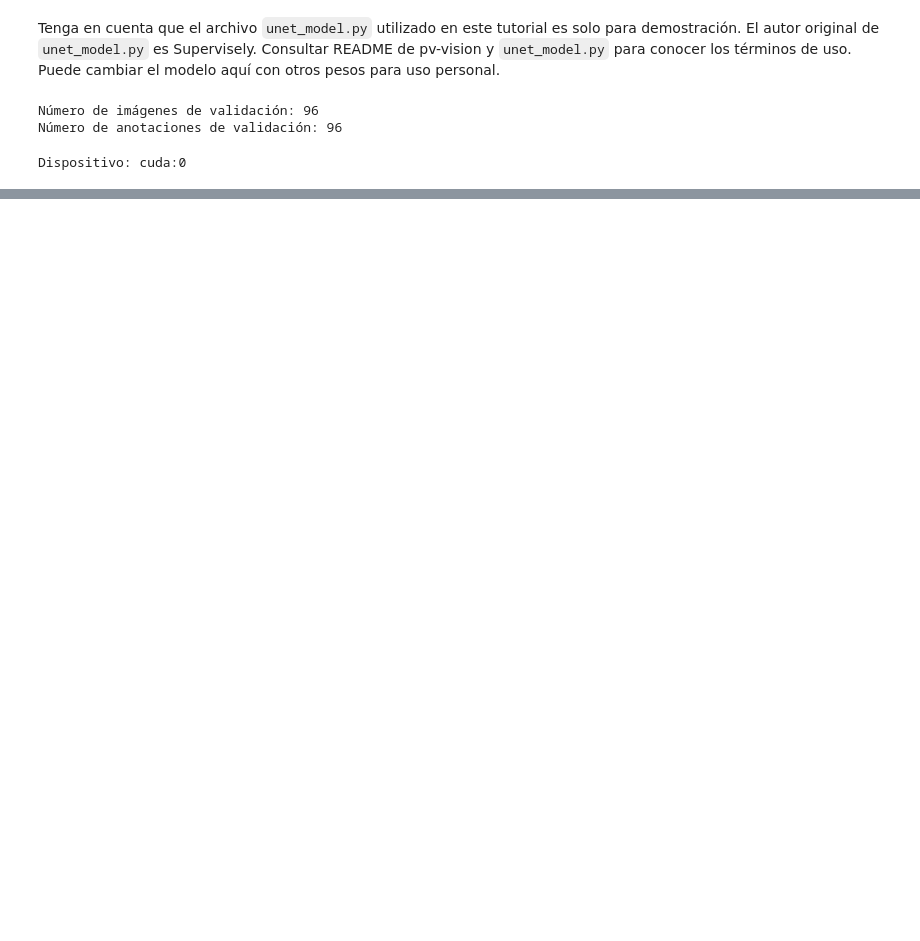
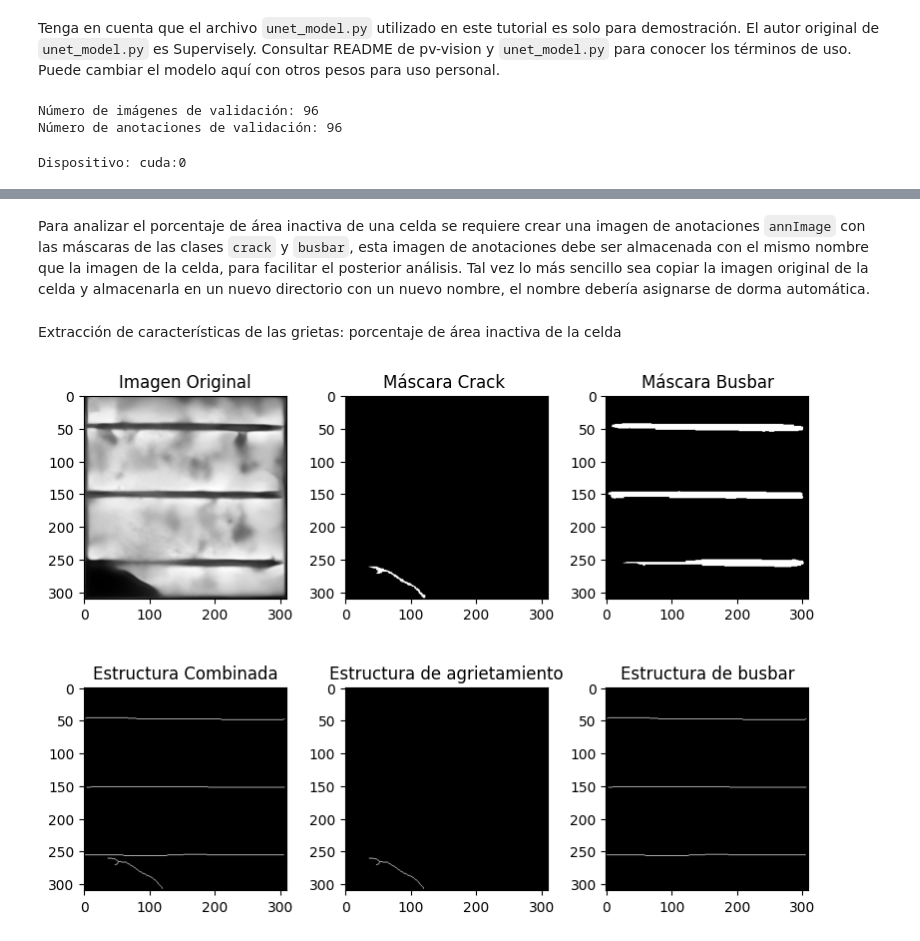
Before and after one commit to Franklingo13/PVDefectDetect, a Jupyter notebook: TestsPV-vision/EvaluacionModelo.ipynb, the cells around one changed output, grey strips where cells are left out. Cells and saved outputs as stored; diff of their text form; code cells hidden in the pictures; blank space fills up the shorter version.

Commit message:
Se agregan líneas que permiten el análisis de características de grietas

```diff
--- a/TestsPV-vision/EvaluacionModelo.ipynb
+++ b/TestsPV-vision/EvaluacionModelo.ipynb
@@ -428,0 +429,24 @@ show_comparison(pred_mask, true_mask, class_names)
+# %% [markdown]
+Para analizar el porcentaje de área inactiva de una celda se requiere crear una imagen de anotaciones `annImage` con las máscaras de las clases `crack` y `busbar`, esta imagen de anotaciones debe ser almacenada  con el mismo nombre que la imagen de la celda, para facilitar el posterior análisis. Tal vez lo más sencillo sea copiar la imagen original de la celda y almacenarla en un nuevo directorio con un nuevo nombre, el nombre debería asignarse de dorma automática.
+# %%
+# Creación de imagen de anotaciones `annImage` con las máscaras `crack` y `busbar` de las predicciones
+images_path = 'D:/Documentos/Universidad de Cuenca/Trabajo de Titulación/Predicciones/Salidas'
+os.makedirs(f'{images_path}/ann', exist_ok=True)
+os.makedirs(f'{images_path}/image', exist_ok=True)
+
+
+# Valores para las clases. 'background': 0, 'busbar': 10, 'crack': 100
+class_values = [0, 10, 100]
+
+# Suponiendo que tienes múltiples celdas
+for idx, mask in enumerate(masks_each):
+    annImage = np.zeros(mask[0].shape, dtype=np.uint8)
+    annImage[mask[0]] = class_values[1]  # busbar
+    annImage[mask[1]] = class_values[2]  # crack
+
+    annImage = cv.resize(annImage, (images_val[idx].shape[1], images_val[idx].shape[0]),
+                         interpolation=cv.INTER_NEAREST)
+    cv.imwrite(f'{images_path}/ann/annImage{idx}.png', annImage)
+    cv.imwrite(f'{images_path}/image/Image{idx}.png', images_val[idx])
+# %% [markdown]
+Extracción de características de las grietas: porcentaje de área inactiva de la celda
@@ -428,0 +478,29 @@ show_comparison(pred_mask, true_mask, class_names)
+# %%
+img_path = images_path + '/image/Image11.png'
+ann_path = images_path + '/ann/annImage11.png'
+# Crear una instancia de CrackCell
+crackcell = CrackCell(img_path,
+                      ann_path,
+                      crack_inx = 100,
+                      busbar_inx = 10,
+                      busbar_num=3)
+
+# Visualización de la imagen original y las máscaras de crack y busbar
+fig, axes = plt.subplots(2, 3, figsize=(8, 6))
+axes[0, 0].imshow(crackcell.img, 'gray')
+axes[0, 0].set_title('Imagen Original')
+axes[0, 1].imshow(crackcell.crack, 'gray')
+axes[0, 1].set_title('Máscara Crack ')
+axes[0, 2].imshow(crackcell.busbar, 'gray')
+axes[0, 2].set_title('Máscara Busbar')
+
+axes[1, 0].imshow(crackcell.ske_merge, 'gray')
+axes[1, 0].set_title('Estructura Combinada')
+axes[1, 1].imshow(crackcell.ske_crack, 'gray')
+axes[1, 1].set_title('Estructura de agrietamiento')
+axes[1, 2].imshow(crackcell.ske_busbar, 'gray')
+axes[1, 2].set_title('Estructura de busbar')
+
+plt.tight_layout()
+# %% [output]
+[figure, added]
```
Also changed, not shown: parts of 7 cells of this notebook.
